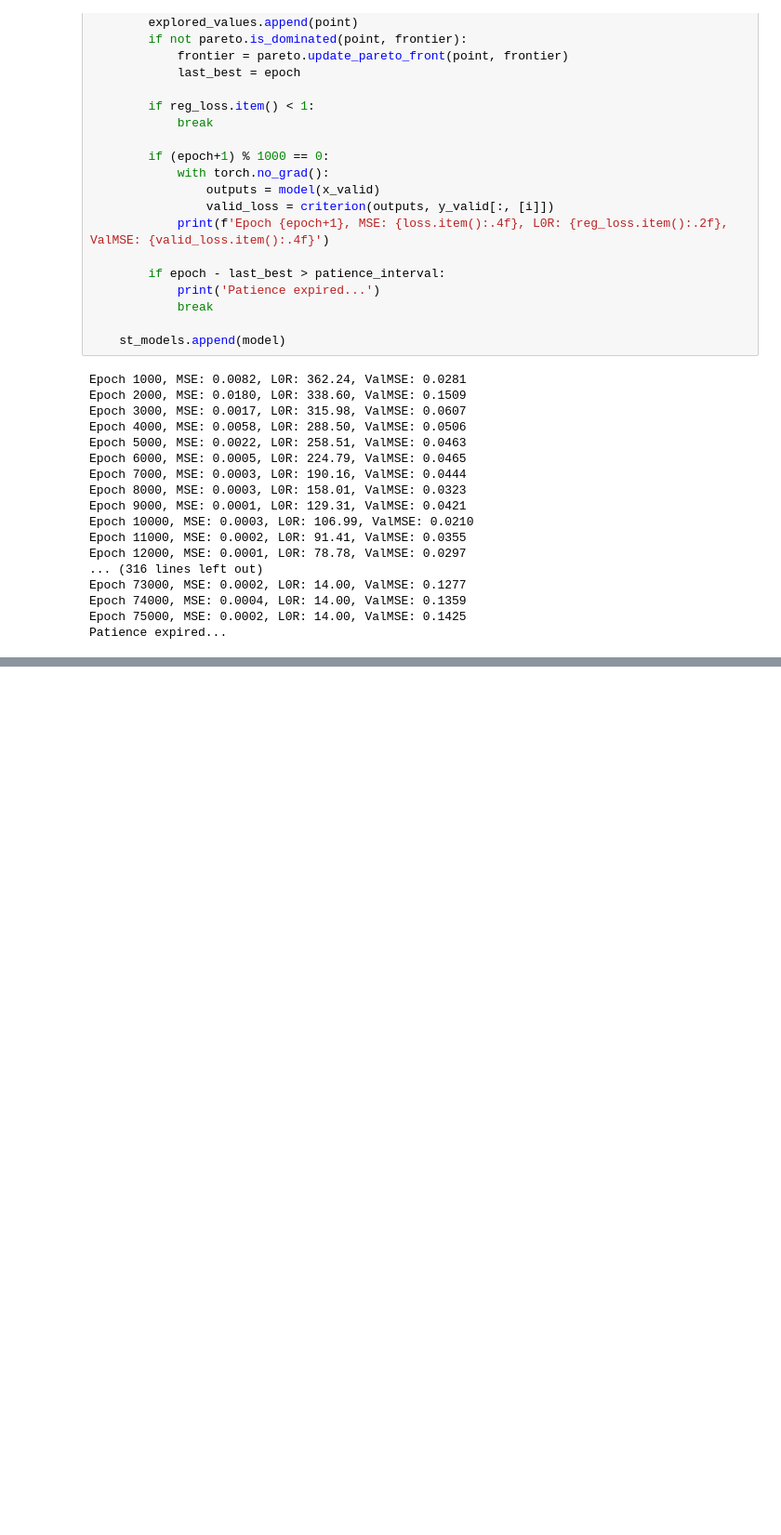
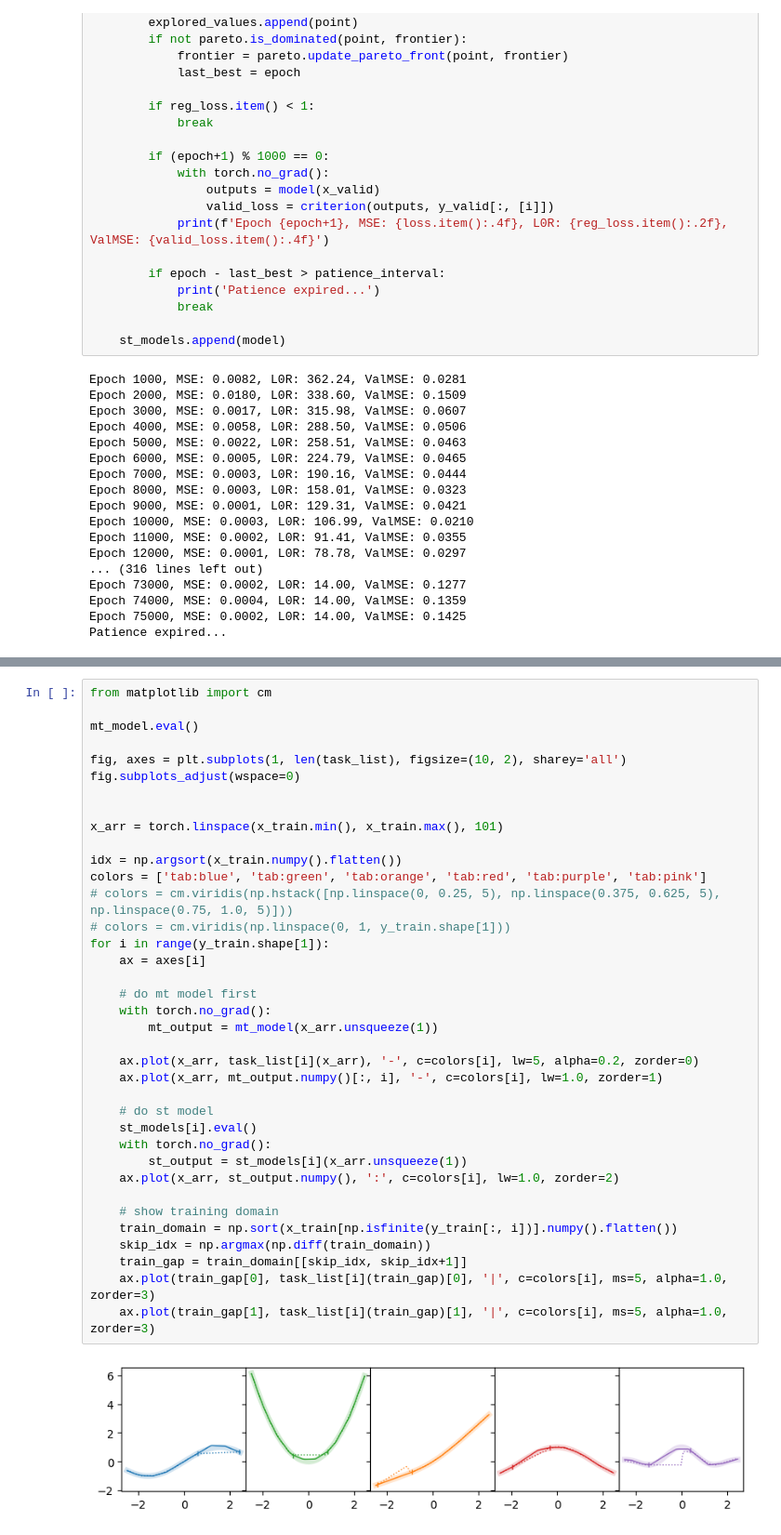
Before and after one commit to reinhart-group/sparsenn, a Jupyter notebook: examples/sparse_learning.ipynb, the cells around one changed output, grey strips where cells are left out. Shown at 93% size. Drawn from its saved outputs; the diff is of its cells as text; blank space fills up the shorter version.

```diff
--- a/examples/sparse_learning.ipynb
+++ b/examples/sparse_learning.ipynb
@@ -251 +267,40 @@ for i in range(y_train.shape[1]):
+# %%
+from matplotlib import cm
+
+mt_model.eval()
+
+fig, axes = plt.subplots(1, len(task_list), figsize=(10, 2), sharey='all')
+fig.subplots_adjust(wspace=0)
+
+
+x_arr = torch.linspace(x_train.min(), x_train.max(), 101)
+
+idx = np.argsort(x_train.numpy().flatten())
+colors = ['tab:blue', 'tab:green', 'tab:orange', 'tab:red', 'tab:purple', 'tab:pink']
+# colors = cm.viridis(np.hstack([np.linspace(0, 0.25, 5), np.linspace(0.375, 0.625, 5), np.linspace(0.75, 1.0, 5)]))
+# colors = cm.viridis(np.linspace(0, 1, y_train.shape[1]))
+for i in range(y_train.shape[1]):
+    ax = axes[i]
+
+    # do mt model first
+    with torch.no_grad():
+        mt_output = mt_model(x_arr.unsqueeze(1))
+
+    ax.plot(x_arr, task_list[i](x_arr), '-', c=colors[i], lw=5, alpha=0.2, zorder=0)
+    ax.plot(x_arr, mt_output.numpy()[:, i], '-', c=colors[i], lw=1.0, zorder=1)
+
+    # do st model
+    st_models[i].eval()
+    with torch.no_grad():
+        st_output = st_models[i](x_arr.unsqueeze(1))
+    ax.plot(x_arr, st_output.numpy(), ':', c=colors[i], lw=1.0, zorder=2)
+
+    # show training domain
+    train_domain = np.sort(x_train[np.isfinite(y_train[:, i])].numpy().flatten())
+    skip_idx = np.argmax(np.diff(train_domain))
+    train_gap = train_domain[[skip_idx, skip_idx+1]]
+    ax.plot(train_gap[0], task_list[i](train_gap)[0], '|', c=colors[i], ms=5, alpha=1.0, zorder=3)
+    ax.plot(train_gap[1], task_list[i](train_gap)[1], '|', c=colors[i], ms=5, alpha=1.0, zorder=3)
+# %% [output]
+[figure, added]
 # %%
```
Also changed, not shown: parts of 6 cells of this notebook.
